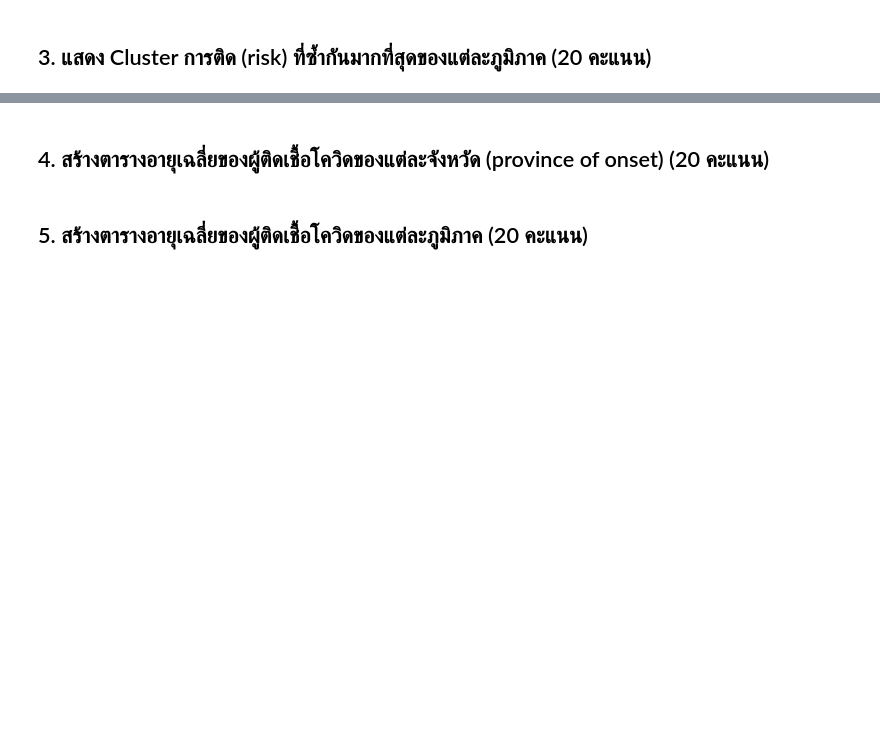
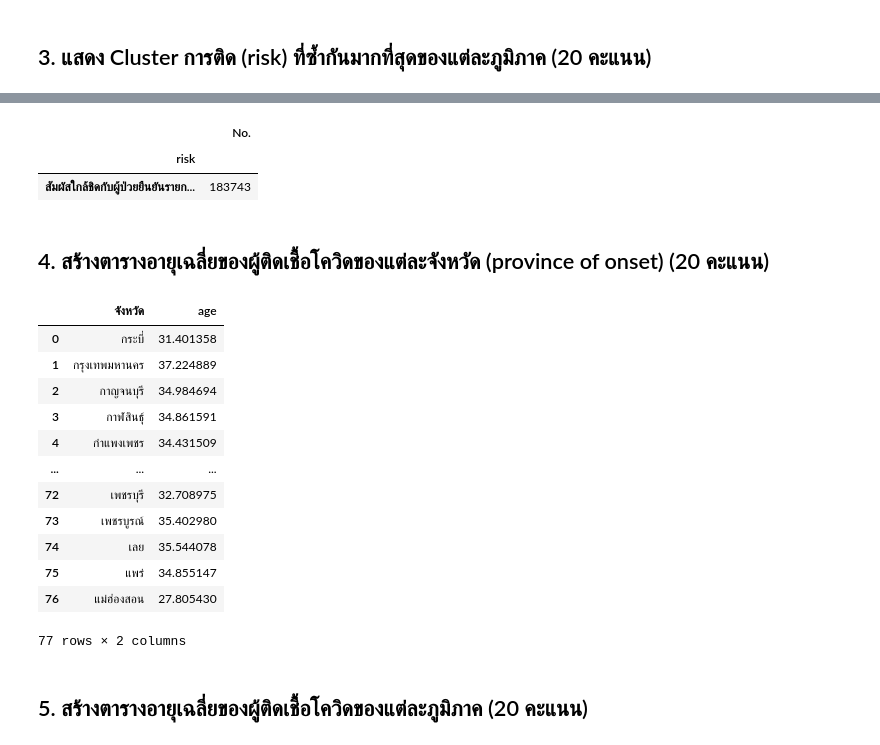
Before and after one commit to jittakorn-ch/data_viz_2022, a Jupyter notebook: BasicPython&DataViz_midterm2022.ipynb, the cells around one changed output, grey strips where cells are left out. Drawn from its saved outputs; the diff is of its cells as text; code cells hidden in the pictures; blank space fills up the shorter version.

```diff
--- a/BasicPython&DataViz_midterm2022.ipynb
+++ b/BasicPython&DataViz_midterm2022.ipynb
@@ -513,4 +619,27 @@ covid_region
+# %%
+custer_01.groupby('risk').count().sort_values('No.',ascending=False).head(1)[['No.']]
+# %% [output]
+|  | No. |
+| risk |  |
+| สัมผัสใกล้ชิดกับผู้ป่วยยืนยันรายก... | 183743 |
 # %% [markdown]
 ## 4. สร้างตารางอายุเฉลี่ยของผู้ติดเชื้อโควิดของแต่ละจังหวัด (province of onset) (20 คะแนน)
+# %%
+# จัดกลุ่มข้อมูลด้วย 'จังหวัด' แล้วหาค่าเฉลี่ยของ ['age']
+covid_region.groupby('จังหวัด')[['age']].mean().reset_index()     # .reset_index() คือ reset ให้หัวตารางสามารถนำไปใช้ต่อได้
+# %% [output]
+|  | จังหวัด | age |
+| 0 | กระบี่ | 31.401358 |
+| 1 | กรุงเทพมหานคร | 37.224889 |
+| 2 | กาญจนบุรี | 34.984694 |
+| 3 | กาฬสินธุ์ | 34.861591 |
+| 4 | กำแพงเพชร | 34.431509 |
+| ... | ... | ... |
+| 72 | เพชรบุรี | 32.708975 |
+| 73 | เพชรบูรณ์ | 35.402980 |
+| 74 | เลย | 35.544078 |
+| 75 | แพร่ | 34.855147 |
+| 76 | แม่ฮ่องสอน | 27.805430 |
+77 rows × 2 columns
 # %% [markdown]
 ## 5. สร้างตารางอายุเฉลี่ยของผู้ติดเชื้อโควิดของแต่ละภูมิภาค (20 คะแนน)
```
Also changed, not shown: parts of 15 cells of this notebook.
